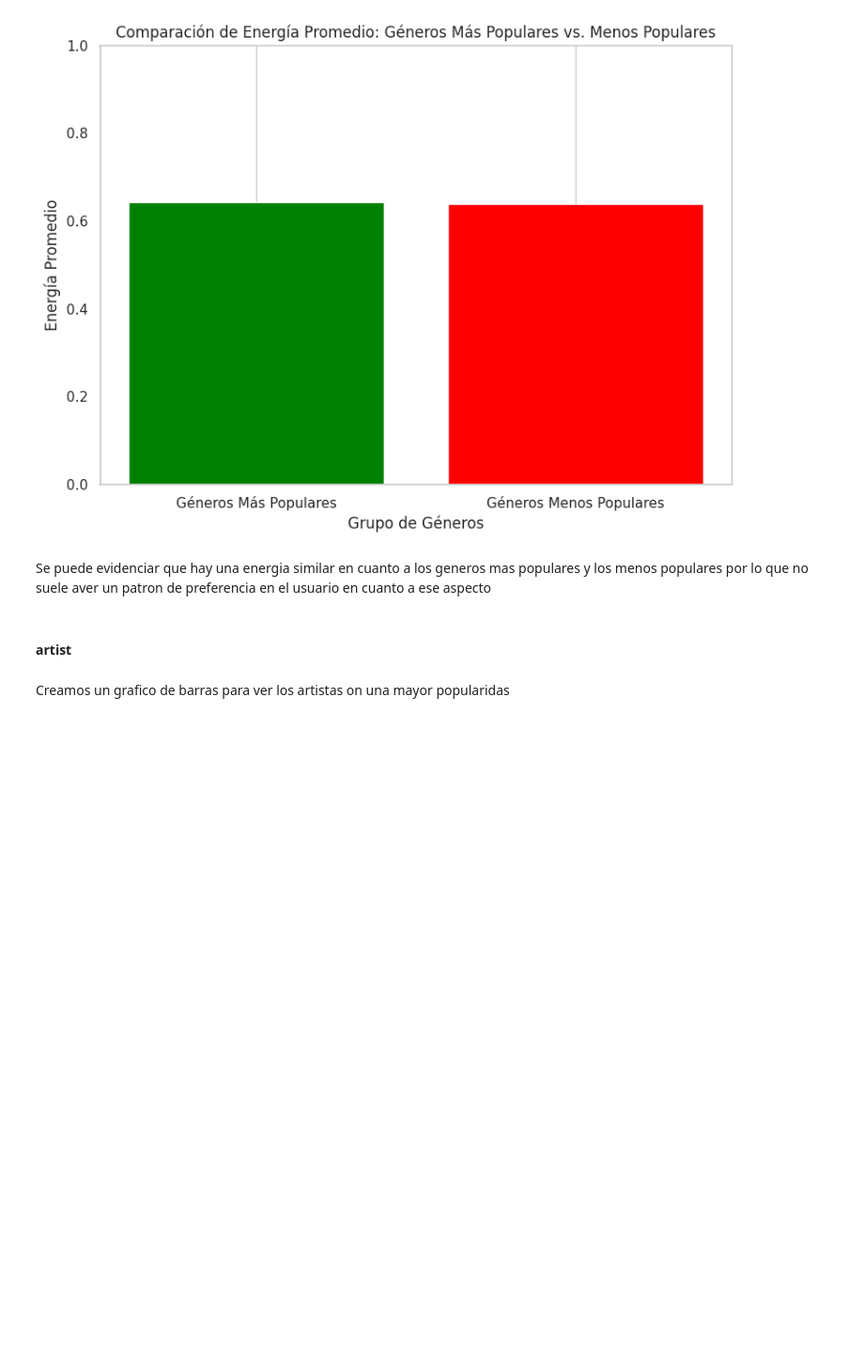
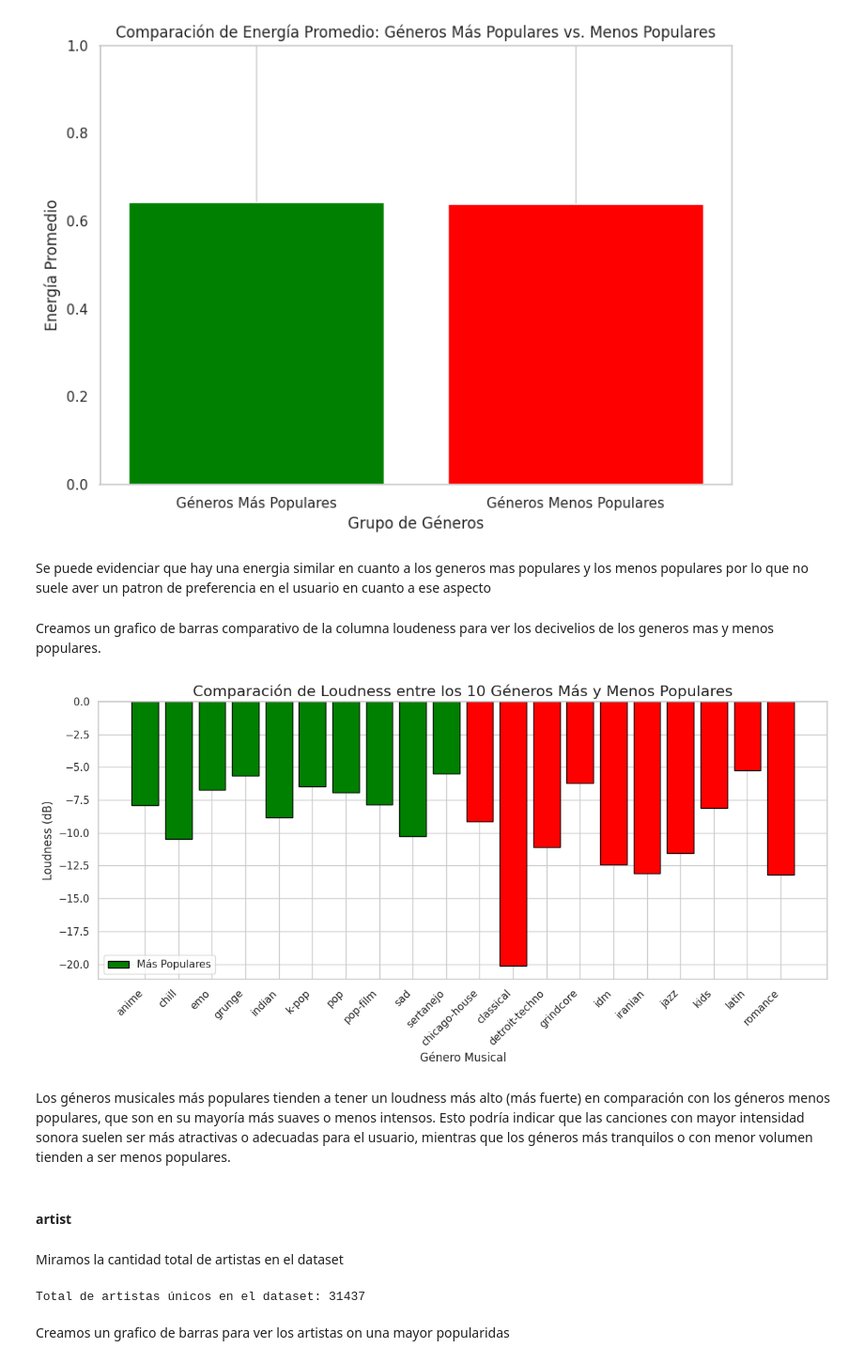
Before and after one commit to camilodelgado23/workshop2, a Jupyter notebook: Analisis_de_Datos/E.D.A_Spotify.ipynb, the cells around one changed output. Shown at 94% size. Drawn from its saved outputs; the diff is of its cells as text; code cells hidden in the pictures; blank space fills up the shorter version.

```diff
--- a/Analisis_de_Datos/E.D.A_Spotify.ipynb
+++ b/Analisis_de_Datos/E.D.A_Spotify.ipynb
@@ -523,8 +594,50 @@ plt.show()
 [figure]
 # %% [markdown]
 Se puede evidenciar que hay una energia similar en cuanto a los generos mas populares y los menos populares por lo que no suele aver un patron de preferencia en el usuario en cuanto a ese aspecto
+# %% [markdown]
+Creamos un grafico de barras comparativo de la columna loudeness para ver los decivelios de los generos mas y menos populares.
+# %%
+Spotify['loudness'] = pd.to_numeric(Spotify['loudness'], errors='coerce')
+genre_popularity = Spotify.groupby('track_genre')['popularity'].mean().sort_values(ascending=False)
+
+most_popular_genres = genre_popularity.head(10)
+least_popular_genres = genre_popularity.tail(10)
+
+most_popular_genres_df = Spotify[Spotify['track_genre'].isin(most_popular_genres.index)]
+least_popular_genres_df = Spotify[Spotify['track_genre'].isin(least_popular_genres.index)]
+
+most_popular_loudness = most_popular_genres_df.groupby('track_genre')['loudness'].mean()
+least_popular_loudness = least_popular_genres_df.groupby('track_genre')['loudness'].mean()
+
+most_popular_loudness_df = pd.DataFrame({'track_genre': most_popular_loudness.index, 'loudness': most_popular_loudness.values, 'type': 'Más Populares'})
+least_popular_loudness_df = pd.DataFrame({'track_genre': least_popular_loudness.index, 'loudness': least_popular_loudness.values, 'type': 'Menos Populares'})
+comparison_df = pd.concat([most_popular_loudness_df, least_popular_loudness_df])
+
+plt.figure(figsize=(12, 6))
+bars = plt.bar(comparison_df['track_genre'], comparison_df['loudness'], color=comparison_df['type'].map({'Más Populares': 'green', 'Menos Populares': 'red'}), edgecolor='black')
+
+plt.title('Comparación de Loudness entre los 10 Géneros Más y Menos Populares', fontsize=16)
+plt.xlabel('Género Musical', fontsize=12)
+plt.ylabel('Loudness (dB)', fontsize=12)
+plt.xticks(rotation=45, ha='right')
+
+plt.legend(['Más Populares', 'Menos Populares'], loc='lower left')
+
+plt.tight_layout()
+plt.show()
+# %% [output]
+[figure, added]
+# %% [markdown]
+Los géneros musicales más populares tienden a tener un loudness más alto (más fuerte) en comparación con los géneros menos populares, que son en su mayoría más suaves o menos intensos. Esto podría indicar que las canciones con mayor intensidad sonora suelen ser más atractivas o adecuadas para el usuario, mientras que los géneros más tranquilos o con menor volumen tienden a ser menos populares.
 # %% [markdown]
 #### artist
+# %% [markdown]
+Miramos la cantidad total de artistas en el dataset
+# %%
+total_artistas = Spotify['artists'].nunique()
+print(f"Total de artistas únicos en el dataset: {total_artistas}")
+# %% [output]
+Total de artistas únicos en el dataset: 31437
 # %% [markdown]
 Creamos un grafico de barras para ver los artistas on una mayor popularidas
 # %%
```
Also changed, not shown: parts of 15 cells of this notebook.
